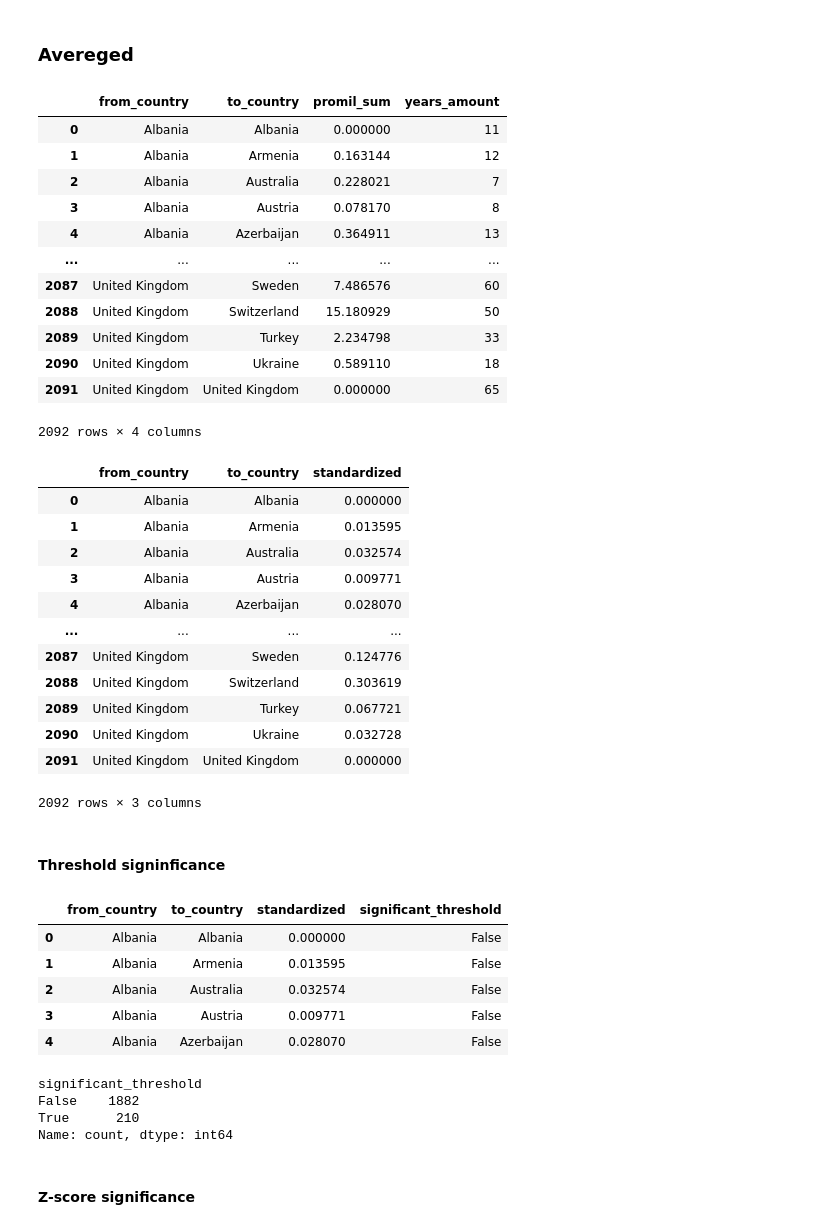
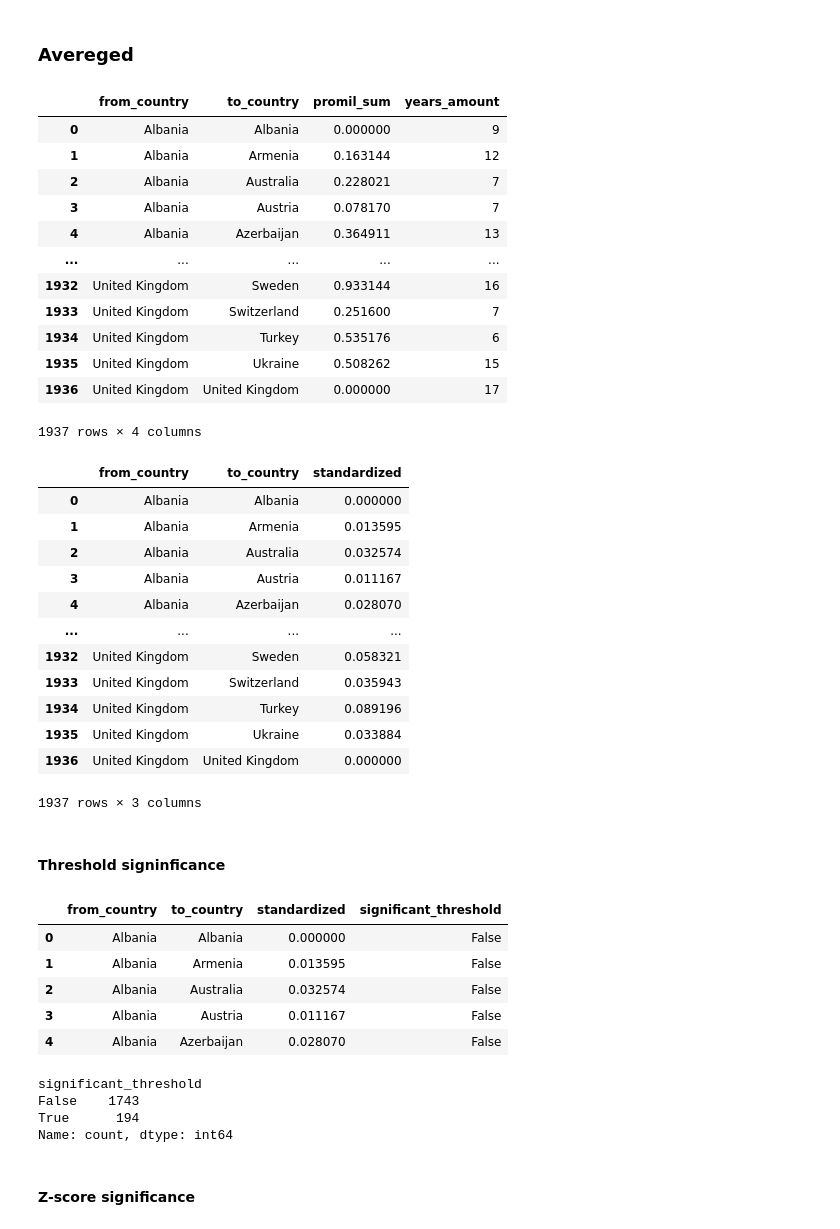
Before and after one commit to RichardStaszkiewicz/WUT-TASS-Eurovision-vs-Minorities, a Jupyter notebook: analyze.ipynb, the cells around one changed output. Cells and saved outputs as stored; diff of their text form; code cells hidden in the pictures.

```diff
--- a/analyze.ipynb
+++ b/analyze.ipynb
@@ -129,0 +121,3 @@ euro.head()
+# %%
+euro = euro[euro["year"] > 2005]
+euro.head()
@@ -130,22 +131,32 @@ euro.head()
 # %% [markdown]
 ### Avereged
 # %%
-avg = euro[['from_country', 'to_country', 'promil_scale']].groupby(['from_country', 'to_country']).sum().merge(euro[['from_country', 'to_country', 'year']].groupby(['from_country', 'to_country']).count(), on=['from_country', 'to_country']).rename(columns={'promil_scale': 'promil_sum', 'year': 'years_amount'}).reset_index()
+avg = (
+    euro[["from_country", "to_country", "promil_scale"]]
+    .groupby(["from_country", "to_country"])
+    .sum()
+    .merge(
+        euro[["from_country", "to_country", "year"]].groupby(["from_country", "to_country"]).count(),
+        on=["from_country", "to_country"],
+    )
+    .rename(columns={"promil_scale": "promil_sum", "year": "years_amount"})
+    .reset_index()
+)
 avg
 # %% [output]
 |  | from_country | to_country | promil_sum | years_amount |
-| 0 | Albania | Albania | 0.000000 | 11 |
+| 0 | Albania | Albania | 0.000000 | 9 |
 | 1 | Albania | Armenia | 0.163144 | 12 |
 | 2 | Albania | Australia | 0.228021 | 7 |
-| 3 | Albania | Austria | 0.078170 | 8 |
+| 3 | Albania | Austria | 0.078170 | 7 |
 | 4 | Albania | Azerbaijan | 0.364911 | 13 |
 | ... | ... | ... | ... | ... |
-| 2087 | United Kingdom | Sweden | 7.486576 | 60 |
-| 2088 | United Kingdom | Switzerland | 15.180929 | 50 |
-| 2089 | United Kingdom | Turkey | 2.234798 | 33 |
-| 2090 | United Kingdom | Ukraine | 0.589110 | 18 |
-| 2091 | United Kingdom | United Kingdom | 0.000000 | 65 |
+| 1932 | United Kingdom | Sweden | 0.933144 | 16 |
+| 1933 | United Kingdom | Switzerland | 0.251600 | 7 |
+| 1934 | United Kingdom | Turkey | 0.535176 | 6 |
+| 1935 | United Kingdom | Ukraine | 0.508262 | 15 |
+| 1936 | United Kingdom | United Kingdom | 0.000000 | 17 |
-2092 rows × 4 columns
+1937 rows × 4 columns
 # %%
 avg['standardized'] = avg['promil_sum'] / avg['years_amount']
 avg = avg.drop(columns=['promil_sum', 'years_amount'])
@@ -155,15 +166,15 @@ avg
 | 0 | Albania | Albania | 0.000000 |
 | 1 | Albania | Armenia | 0.013595 |
 | 2 | Albania | Australia | 0.032574 |
-| 3 | Albania | Austria | 0.009771 |
+| 3 | Albania | Austria | 0.011167 |
 | 4 | Albania | Azerbaijan | 0.028070 |
 | ... | ... | ... | ... |
-| 2087 | United Kingdom | Sweden | 0.124776 |
-| 2088 | United Kingdom | Switzerland | 0.303619 |
-| 2089 | United Kingdom | Turkey | 0.067721 |
-| 2090 | United Kingdom | Ukraine | 0.032728 |
-| 2091 | United Kingdom | United Kingdom | 0.000000 |
+| 1932 | United Kingdom | Sweden | 0.058321 |
+| 1933 | United Kingdom | Switzerland | 0.035943 |
+| 1934 | United Kingdom | Turkey | 0.089196 |
+| 1935 | United Kingdom | Ukraine | 0.033884 |
+| 1936 | United Kingdom | United Kingdom | 0.000000 |
-2092 rows × 3 columns
+1937 rows × 3 columns
 # %% [markdown]
 #### Threshold signinficance
 # %%
@@ -175,14 +186,14 @@ avg.head()
 | 0 | Albania | Albania | 0.000000 | False |
 | 1 | Albania | Armenia | 0.013595 | False |
 | 2 | Albania | Australia | 0.032574 | False |
-| 3 | Albania | Austria | 0.009771 | False |
+| 3 | Albania | Austria | 0.011167 | False |
 | 4 | Albania | Azerbaijan | 0.028070 | False |
 # %%
 avg['significant_threshold'].value_counts()
 # %% [output]
 significant_threshold
-False    1882
-True      210
+False    1743
+True      194
 Name: count, dtype: int64
 # %% [markdown]
 #### Z-score significance
```
Also changed, not shown: parts of 21 cells of this notebook.
